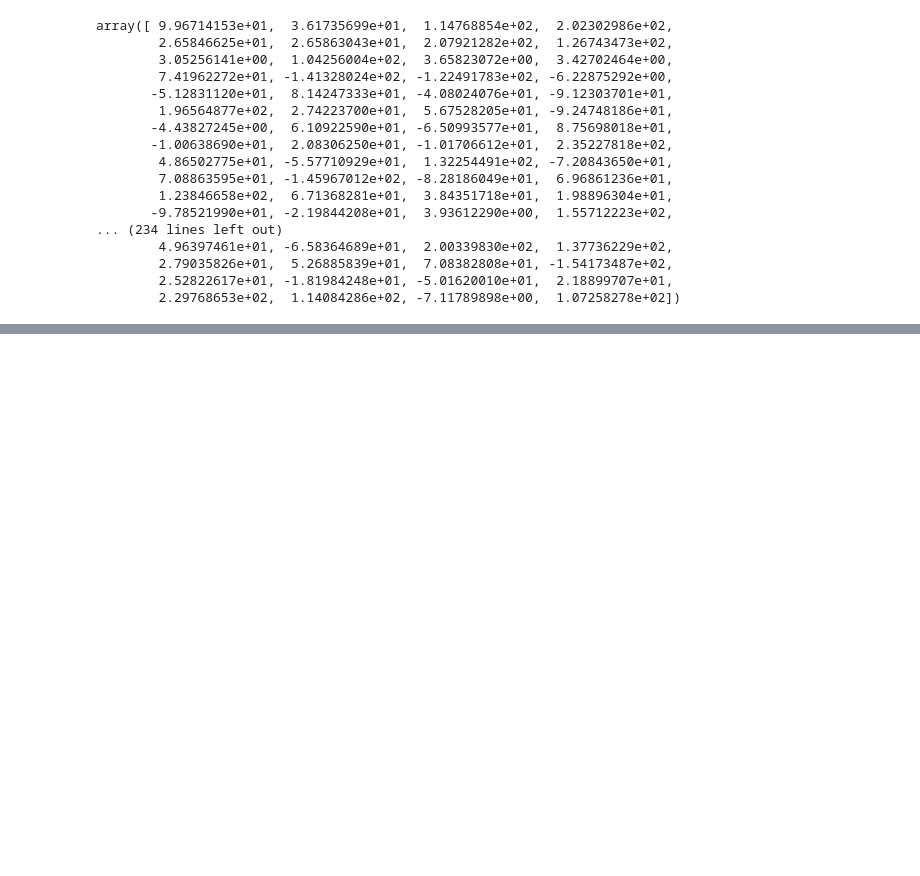
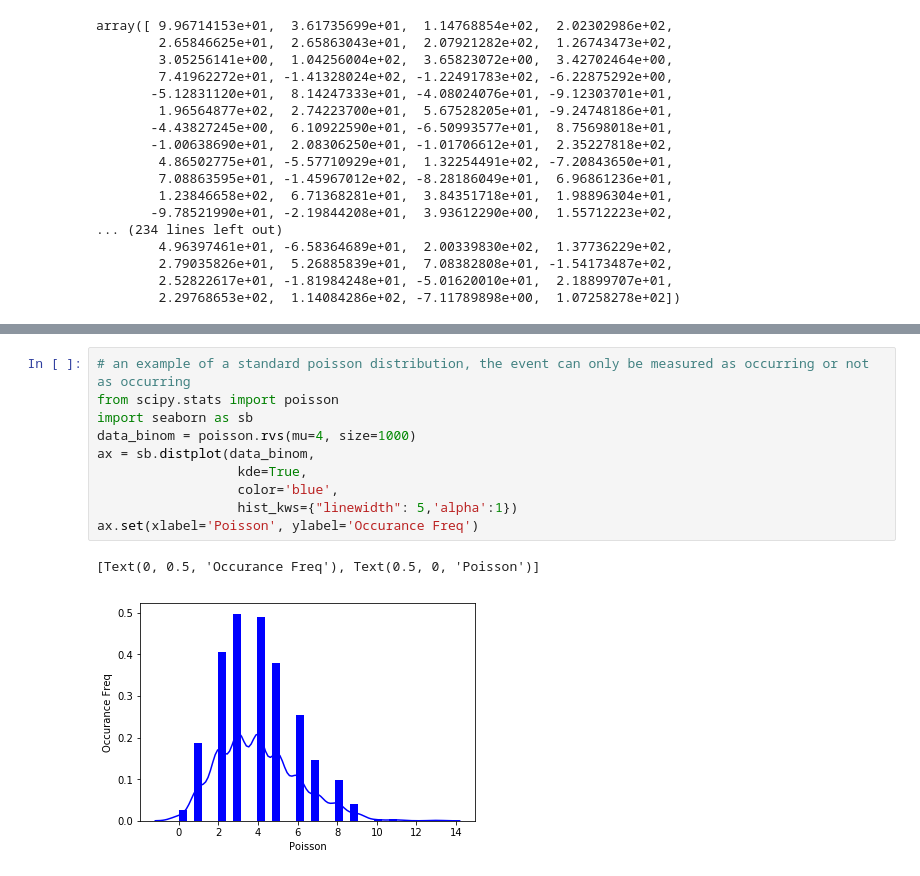
Before and after one commit to bexiturley/assignment-2019-programming-and-data-analysis, a Jupyter notebook: numpyrandom.ipynb, the cells around one changed output, grey strips where cells are left out. Drawn from its saved outputs; the diff is of its cells as text; blank space fills up the shorter version.

```diff
--- a/numpyrandom.ipynb
+++ b/numpyrandom.ipynb
@@ -463,0 +504,13 @@ plt.show (sns.distplot(np.random.normal(50, 10.0, 1000), bins=20, color='b'))
+# %%
+# an example of a standard poisson distribution, the event can only be measured as occurring or not as occurring
+from scipy.stats import poisson
+import seaborn as sb
+data_binom = poisson.rvs(mu=4, size=1000)
+ax = sb.distplot(data_binom,
+                  kde=True,
+                  color='blue',
+                  hist_kws={"linewidth": 5,'alpha':1})
+ax.set(xlabel='Poisson', ylabel='Occurance Freq')
+# %% [output]
+[Text(0, 0.5, 'Occurance Freq'), Text(0.5, 0, 'Poisson')]
+[figure, added]
```
Also changed, not shown: parts of 33 cells of this notebook.
